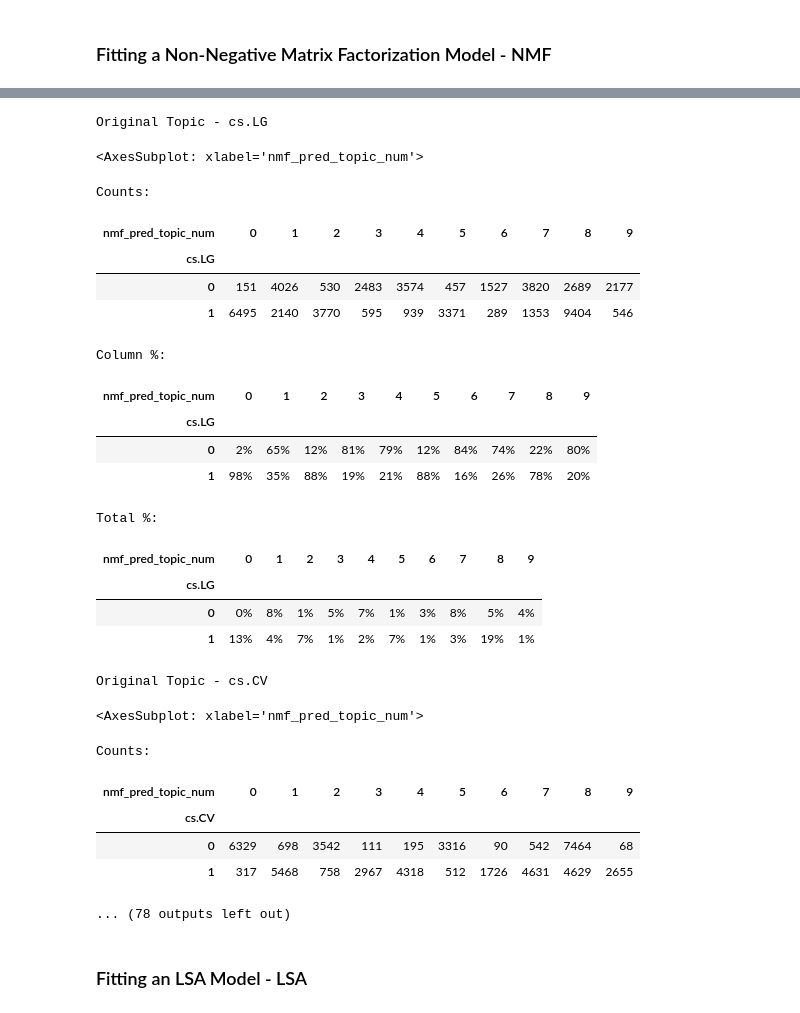
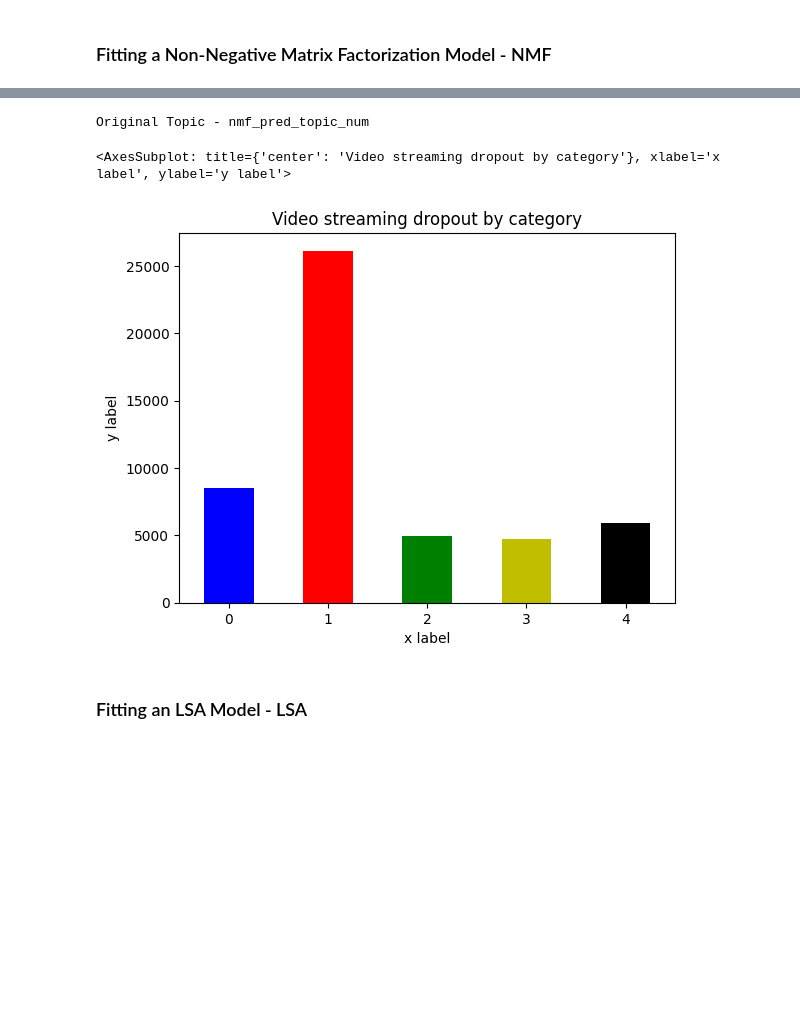
Before and after one commit to ADS-509-01-SP23-Applied-Text-Mining/ADS-509_Final_Project, a Jupyter notebook: ADS-509_Team4-Topic_Modeling_Classification_Model_v2.ipynb, the cells around one changed output, grey strips where cells are left out. Cells and saved outputs as stored; diff of their text form; code cells hidden in the pictures; blank space fills up the shorter version.

```diff
--- a/ADS-509_Team4-Topic_Modeling_Classification_Model_v2.ipynb
+++ b/ADS-509_Team4-Topic_Modeling_Classification_Model_v2.ipynb
@@ -555,7 +200,7 @@ print(tfidf_text_vectors.shape)
 # %% [markdown]
 ### Fitting a Non-Negative Matrix Factorization Model - NMF
 # %%
-nmf_text_model = NMF(n_components=10, random_state=314)
+nmf_text_model = NMF(n_components=5, random_state=314)
 W_nmf_text_matrix = nmf_text_model.fit_transform(tfidf_text_vectors)
 H_nmf_text_matrix = nmf_text_model.components_
 # %%
@@ -581,51 +226,26 @@ Topic 01
 # %%
 # Evaluate the Categories
 df_new = df.copy()
 
 # Get the top predicted topic
 predicted_topics = [np.argsort(each)[::-1][0] for each in W_nmf_text_matrix]
 
 # Add to the df
 df_new['nmf_pred_topic_num'] = predicted_topics
 
-# Create Crosstab
-for _, col in enumerate(df_new.columns[4:14]):
-    print("Original Topic -", col)
-    chart_df = pd.crosstab(df_new["nmf_pred_topic_num"], df_new[col],  dropna=False)
-    display(chart_df.plot(kind="bar", stacked=True, rot=0))
-    print("Counts:")
-    display(pd.crosstab(df_new[col], df_new["nmf_pred_topic_num"], dropna=False))
-    print("Column %:")
-    display(pd.crosstab(df_new[col], df_new["nmf_pred_topic_num"], dropna=False, normalize='columns').style.format("{:.0%}"))
-    print("Total %:")
-    display(pd.crosstab(df_new[col], df_new["nmf_pred_topic_num"], dropna=False, normalize='all').style.format("{:.0%}"))
-    print('\n')
+# Create Chart
+print("\nOriginal Topic -", col)
+my_colors = list(islice(cycle(['b', 'r', 'g', 'y', 'k']), None, len(df)))
+bar_plot = df_new.groupby('nmf_pred_topic_num').size()
+ax = bar_plot.plot(kind="bar", stacked=True, rot=0, color=my_colors, title='Video streaming dropout by category')
+ax.set_xlabel("x label")
+ax.set_ylabel("y label")
+display(ax)
+print('\n')
 # %% [output]
-Original Topic - cs.LG
+Original Topic - nmf_pred_topic_num
-<AxesSubplot: xlabel='nmf_pred_topic_num'>
+<AxesSubplot: title={'center': 'Video streaming dropout by category'}, xlabel='x label', ylabel='y label'>
-Counts:
-| nmf_pred_topic_num | 0 | 1 | 2 | 3 | 4 | 5 | 6 | 7 | 8 | 9 |
-| cs.LG |  |  |  |  |  |  |  |  |  |  |
-| 0 | 151 | 4026 | 530 | 2483 | 3574 | 457 | 1527 | 3820 | 2689 | 2177 |
-| 1 | 6495 | 2140 | 3770 | 595 | 939 | 3371 | 289 | 1353 | 9404 | 546 |
-Column %:
-| nmf_pred_topic_num | 0 | 1 | 2 | 3 | 4 | 5 | 6 | 7 | 8 | 9 |
-| cs.LG |  |  |  |  |  |  |  |  |  |  |
-| 0 | 2% | 65% | 12% | 81% | 79% | 12% | 84% | 74% | 22% | 80% |
-| 1 | 98% | 35% | 88% | 19% | 21% | 88% | 16% | 26% | 78% | 20% |
-Total %:
-| nmf_pred_topic_num | 0 | 1 | 2 | 3 | 4 | 5 | 6 | 7 | 8 | 9 |
-| cs.LG |  |  |  |  |  |  |  |  |  |  |
-| 0 | 0% | 8% | 1% | 5% | 7% | 1% | 3% | 8% | 5% | 4% |
-| 1 | 13% | 4% | 7% | 1% | 2% | 7% | 1% | 3% | 19% | 1% |
-Original Topic - cs.CV
-<AxesSubplot: xlabel='nmf_pred_topic_num'>
-Counts:
-| nmf_pred_topic_num | 0 | 1 | 2 | 3 | 4 | 5 | 6 | 7 | 8 | 9 |
-| cs.CV |  |  |  |  |  |  |  |  |  |  |
-| 0 | 6329 | 698 | 3542 | 111 | 195 | 3316 | 90 | 542 | 7464 | 68 |
-| 1 | 317 | 5468 | 758 | 2967 | 4318 | 512 | 1726 | 4631 | 4629 | 2655 |
-... (78 outputs left out)
+[figure, added]
 # %% [markdown]
 ### Fitting an LSA Model - LSA
 # %%
```
Also changed, not shown: parts of 35 cells of this notebook.
